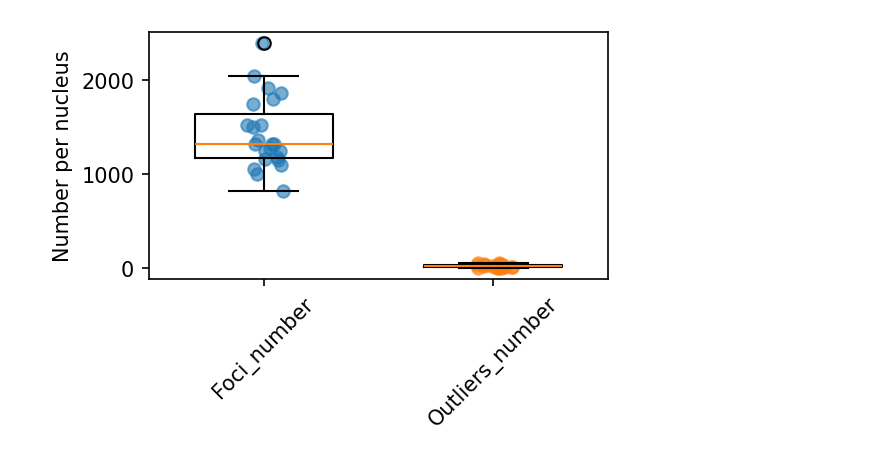
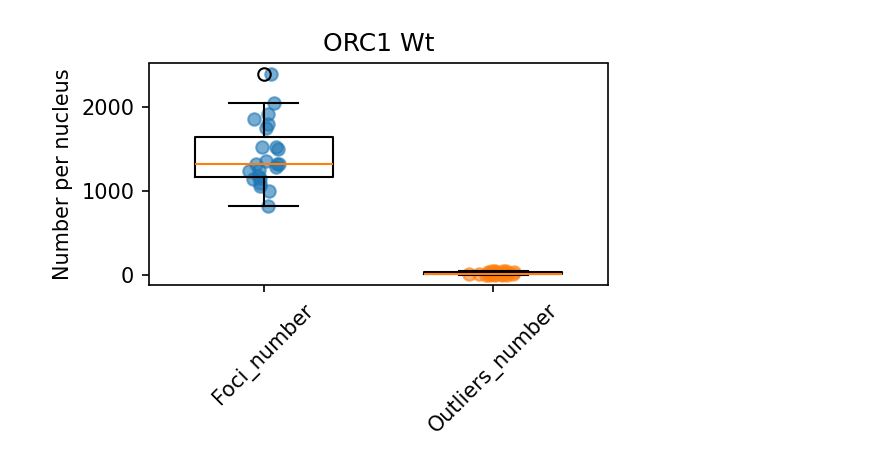
Before and after one commit to Lopatushka/LLPS, a Jupyter notebook: results_analysis.ipynb, the cells around one changed output. Cells and saved outputs as stored; diff of their text form; code cells hidden in the pictures.

```diff
--- a/results_analysis.ipynb
+++ b/results_analysis.ipynb
@@ -3,7 +3,7 @@ import pandas as pd
 import numpy as np
 import matplotlib.pyplot as plt
 # %%
-def boxplot_with_dots(df, columns, value = None):
+def boxplot_with_dots(df, columns, value = None, title = None):
     fig, ax = plt.subplots(figsize=(4, 3), dpi=150)
 
     # Boxplot
@@ -19,6 +19,8 @@ def boxplot_with_dots(df, columns, value = None):
     ax.set_xticks(range(1, len(columns) + 1))
     ax.set_xticklabels(columns, rotation=45)
     ax.set_ylabel(value)
+    if title is not None:
+        ax.set_title(title)
 
     plt.tight_layout()
     plt.show()
@@ -46,4 +70,4 @@ boxplot_with_dots(df, ["All_foci_sigma_nm", "Outliers_sigma_nm"], "sigma (nm)")
 # %%
-boxplot_with_dots(df, ["Foci_number", "Outliers_number"], "Number per nucleus")
+boxplot_with_dots(df, ["Foci_number", "Outliers_number"], value = "Number per nucleus", title = "ORC1 Wt")
 # %% [output]
-[figure, old version]
+[figure, new version]
```
Also changed, not shown: parts of 18 cells of this notebook.
